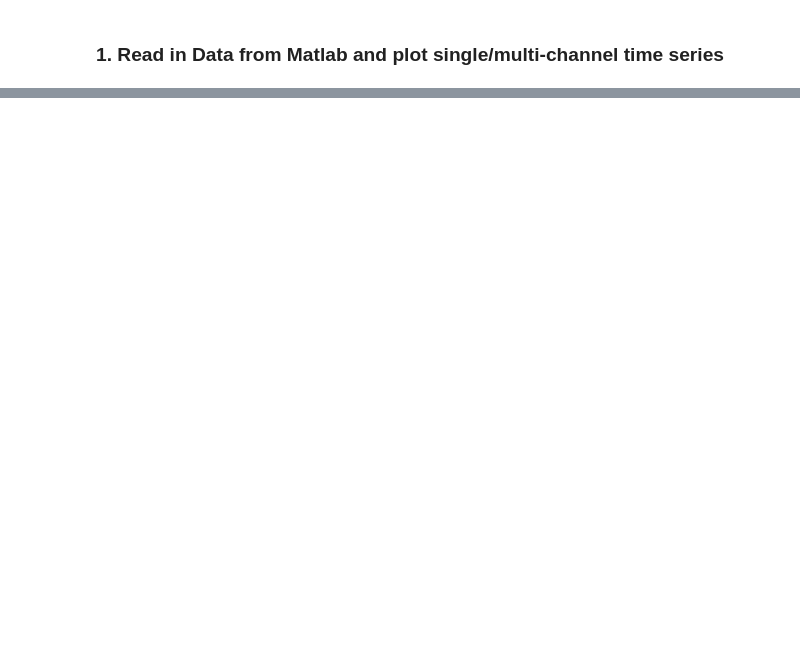
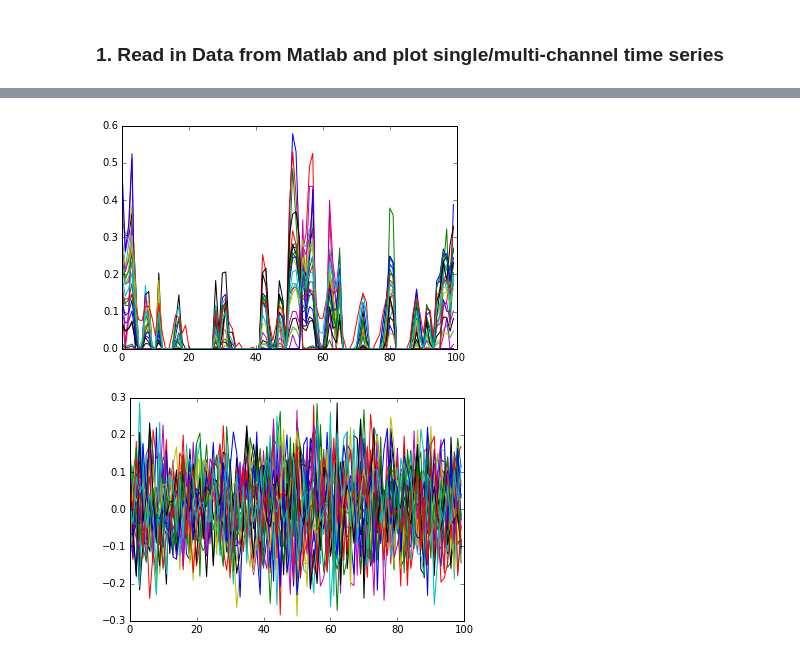
Before and after one commit to Rick-E/Honours, a Jupyter notebook: research_report/python_code/Honours_Data_Pipeline.ipynb, the cells around one changed output, grey strips where cells are left out. Drawn from its saved outputs; the diff is of its cells as text; code cells hidden in the pictures; blank space fills up the shorter version.

```diff
--- a/research_report/python_code/Honours_Data_Pipeline.ipynb
+++ b/research_report/python_code/Honours_Data_Pipeline.ipynb
@@ -283,0 +340,10 @@ plt.colorbar(img2,cmap=cmap2)
+# %%
+for i in range(0,25):
+    plt.plot(EC[i])
+plt.show()
+for i in range(25,50):
+    plt.plot(EC[i])
+plt.show()
+# %% [output]
+[figure, added]
+[figure, added]
```
Also changed, not shown: parts of 76 cells of this notebook.
